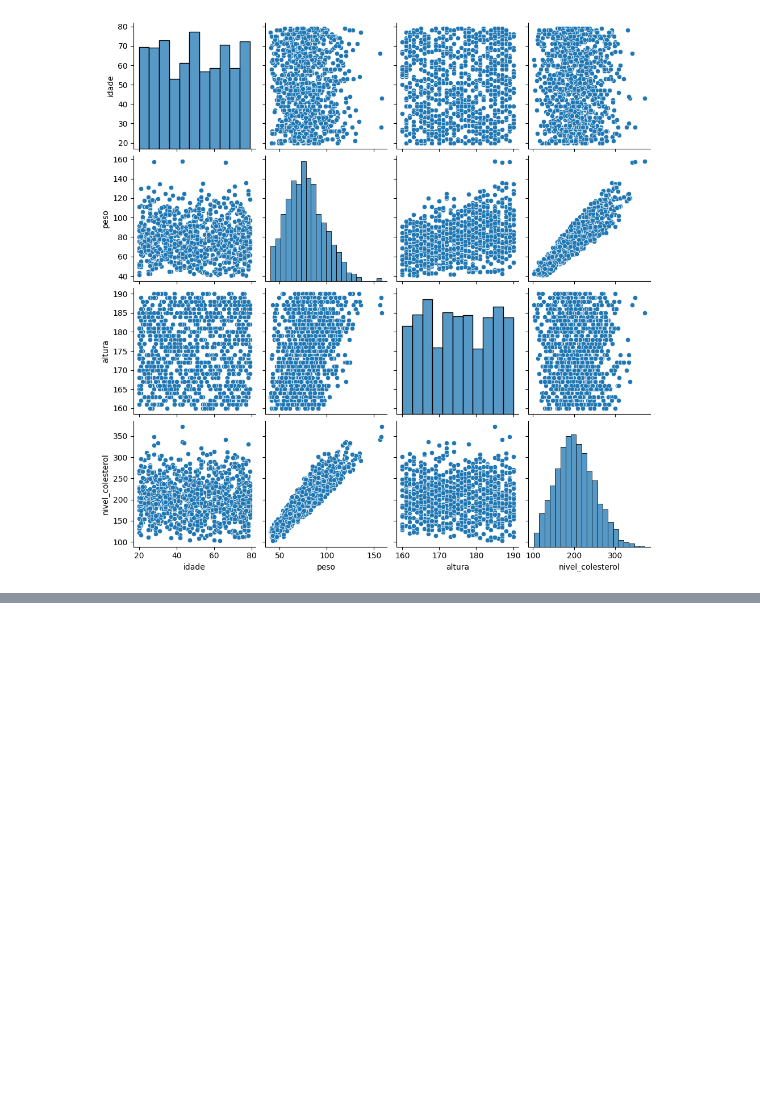
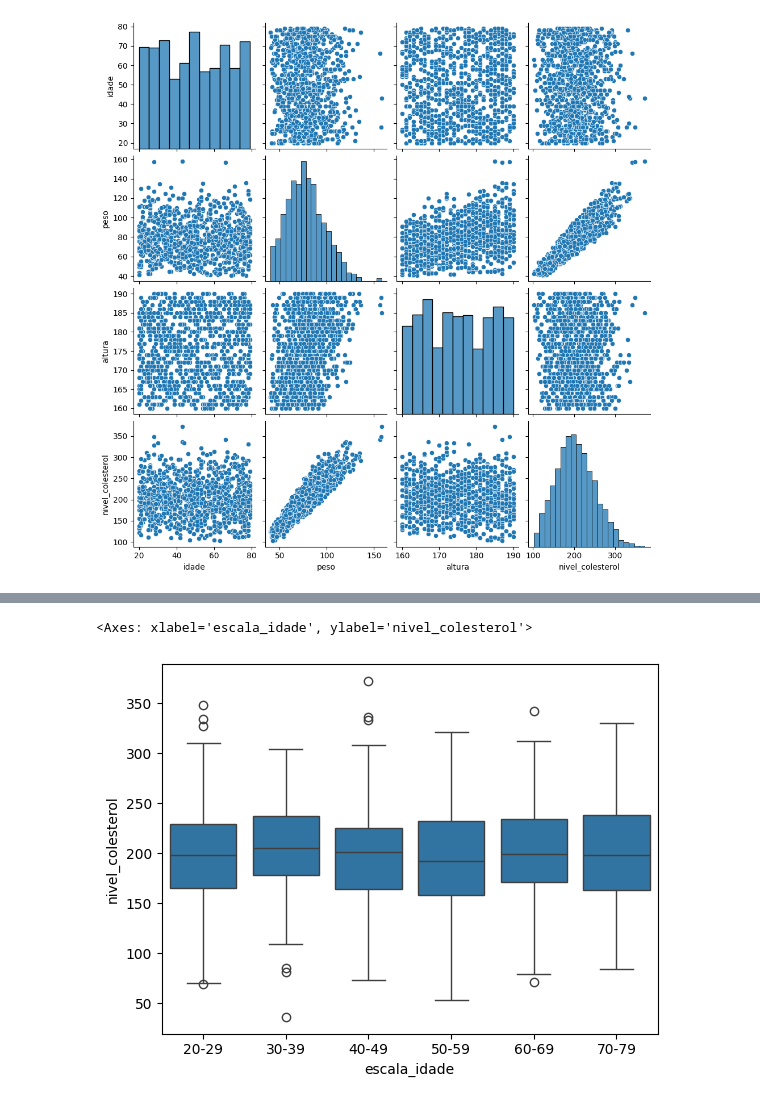
Before and after one commit to HikaroRibeiro/modelo_colesterol, a Jupyter notebook: modelo_colesterol.ipynb, the cells around one changed output, grey strips where cells are left out. Saved outputs shown, nothing was run; the diff lists cells and outputs as text; code cells hidden in the pictures; blank space fills up the shorter version.

```diff
--- a/modelo_colesterol.ipynb
+++ b/modelo_colesterol.ipynb
@@ -267,0 +323,10 @@ sns.pairplot(df_colesterol_eda)
+# %%
+# Bucketing - pegar variáveis numérica em um variável categórica.
+# É a técnica de dividir uma variável contínua em categorias ou faixas (buckets).
+# Bucketing de idade. Nos agrupamentos de idade existe algum comportamento específico?
+# bins = limites iniciais de cada bucket.
+# Buckets = de 20 a 30 é 1, depois 40, 50, 60, 70 e 80, então 6, ou seja 7 valores e 6 ranges.
+# A variável "idade" estava como o tipo Float e devemos converte-la para inteiro.
+bins_idade = [20, 30, 40, 50, 60, 70, 80]
+labels_idade = ['20-29', '30-39', '40-49', '50-59', '60-69', '70-79']
+df_colesterol_bucketing['escala_idade'] = pd.cut(x=df_colesterol['idade'], bins = bins_idade, labels= labels_idade, include_lowest=True)
@@ -267,0 +347,5 @@ sns.pairplot(df_colesterol_eda)
+# %%
+sns.boxplot(df_colesterol_bucketing, x='escala_idade',y='nivel_colesterol')
+# %% [output]
+<Axes: xlabel='escala_idade', ylabel='nivel_colesterol'>
+[figure, added]
```
Also changed, not shown: parts of 9 cells of this notebook.
